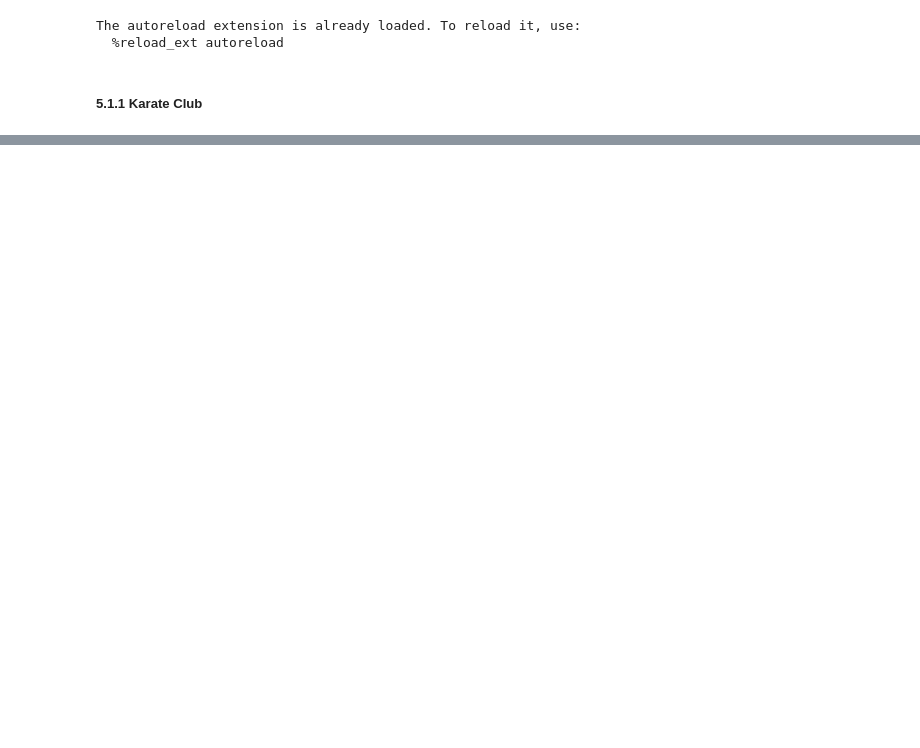
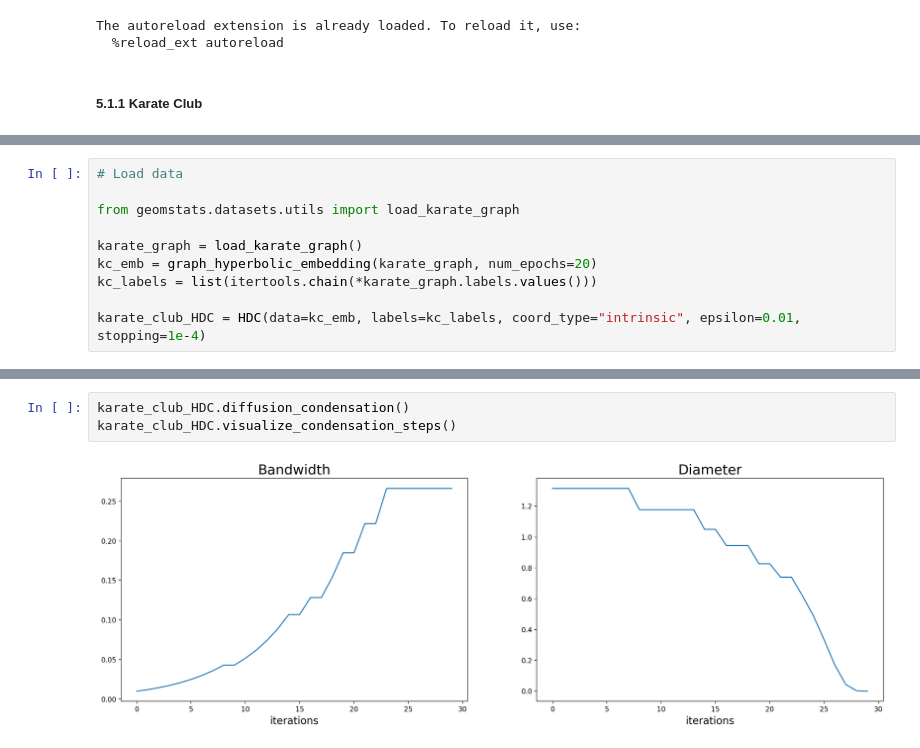
Before and after one commit to dbhaskar92/challenge-iclr-2022, a Jupyter notebook: kisungyou_dbhaskar92/Hyperbolic_Diffusion_Condensation.ipynb, the cells around one changed output, grey strips where cells are left out. Drawn from its saved outputs; the diff is of its cells as text; blank space fills up the shorter version.

Commit message:
compute hyperbolic embedding from graph

```diff
--- a/kisungyou_dbhaskar92/Hyperbolic_Diffusion_Condensation.ipynb
+++ b/kisungyou_dbhaskar92/Hyperbolic_Diffusion_Condensation.ipynb
@@ -169,0 +98,10 @@ for i in np.arange(10):
+# %%
+# Load data
+
+from geomstats.datasets.utils import load_karate_graph
+
+karate_graph = load_karate_graph()
+kc_emb = graph_hyperbolic_embedding(karate_graph, num_epochs=20)
+kc_labels = list(itertools.chain(*karate_graph.labels.values()))
+
+karate_club_HDC = HDC(data=kc_emb, labels=kc_labels, coord_type="intrinsic", epsilon=0.01, stopping=1e-4)
@@ -169,0 +126,5 @@ for i in np.arange(10):
+# %%
+karate_club_HDC.diffusion_condensation()
+karate_club_HDC.visualize_condensation_steps()
+# %% [output]
+[figure, added]
```
Also changed, not shown: parts of 17 cells of this notebook, 5 other files.
